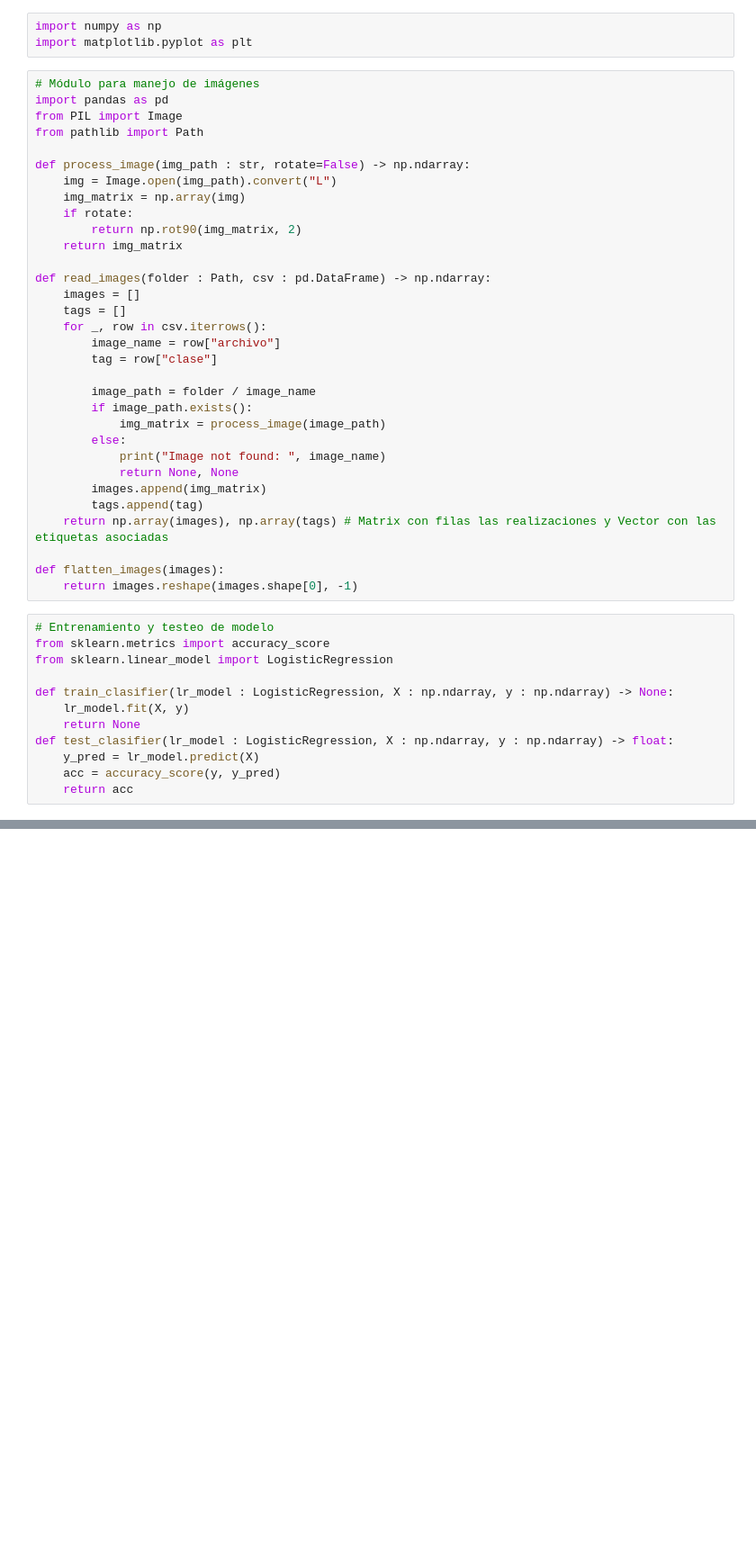
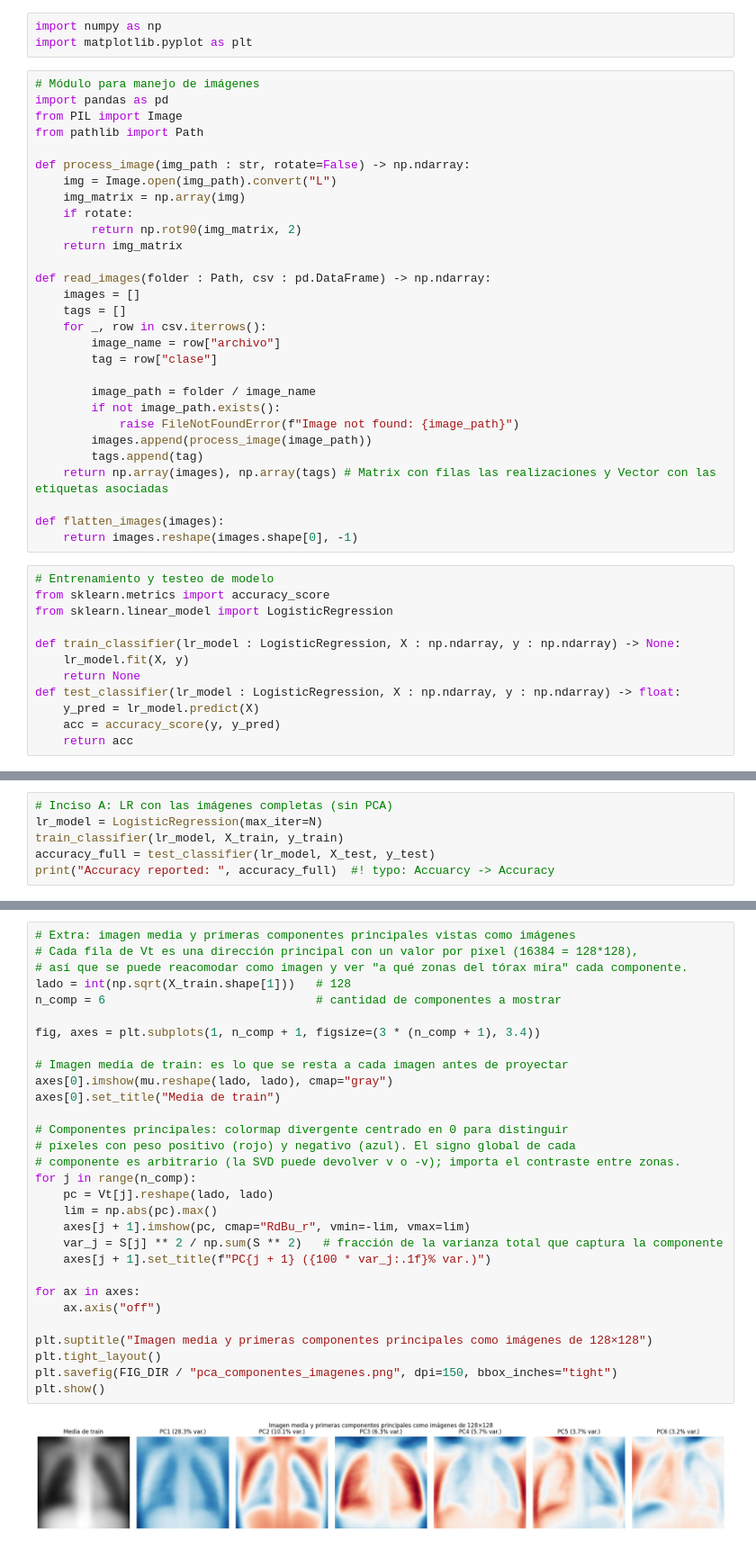
Before and after one commit to AlsinaBautista/pca-montecarlo-pneumonia, a Jupyter notebook: notebooks/ej1_pca.ipynb, the cells around one changed output, grey strips where cells are left out. Shown at 90% size. Drawn from its saved outputs; the diff is of its cells as text; blank space fills up the shorter version.

```diff
--- a/notebooks/ej1_pca.ipynb
+++ b/notebooks/ej1_pca.ipynb
@@ -22,12 +22,9 @@ def read_images(folder : Path, csv : pd.DataFrame) -> np.ndarray:
         tag = row["clase"]
 
         image_path = folder / image_name
-        if image_path.exists():
-            img_matrix = process_image(image_path)
-        else:
-            print("Image not found: ", image_name)
-            return None, None
-        images.append(img_matrix)
+        if not image_path.exists():
+            raise FileNotFoundError(f"Image not found: {image_path}")
+        images.append(process_image(image_path))
         tags.append(tag)
     return np.array(images), np.array(tags) # Matrix con filas las realizaciones y Vector con las etiquetas asociadas
 
@@ -38,10 +35,10 @@ def flatten_images(images):
 from sklearn.metrics import accuracy_score
 from sklearn.linear_model import LogisticRegression
 
-def train_clasifier(lr_model : LogisticRegression, X : np.ndarray, y : np.ndarray) -> None:
+def train_classifier(lr_model : LogisticRegression, X : np.ndarray, y : np.ndarray) -> None:
     lr_model.fit(X, y)
     return None
-def test_clasifier(lr_model : LogisticRegression, X : np.ndarray, y : np.ndarray) -> float:
+def test_classifier(lr_model : LogisticRegression, X : np.ndarray, y : np.ndarray) -> float:
     y_pred = lr_model.predict(X)
     acc = accuracy_score(y, y_pred)
     return acc
@@ -100,0 +140,6 @@ def K_PCA(X_train, y_train, X_test, y_test, Kmin=1, Kmax=100):
+# %%
+# Inciso A: LR con las imágenes completas (sin PCA)
+lr_model = LogisticRegression(max_iter=N)
+train_classifier(lr_model, X_train, y_train)
+accuracy_full = test_classifier(lr_model, X_test, y_test)
+print("Accuracy reported: ", accuracy_full)  #! typo: Accuarcy -> Accuracy
@@ -168,0 +216,32 @@ Accuarcy reported:  0.8183760683760684
+# %%
+# Extra: imagen media y primeras componentes principales vistas como imágenes
+# Cada fila de Vt es una dirección principal con un valor por píxel (16384 = 128*128),
+# así que se puede reacomodar como imagen y ver "a qué zonas del tórax mira" cada componente.
+lado = int(np.sqrt(X_train.shape[1]))   # 128
+n_comp = 6                              # cantidad de componentes a mostrar
+
+fig, axes = plt.subplots(1, n_comp + 1, figsize=(3 * (n_comp + 1), 3.4))
+
+# Imagen media de train: es lo que se resta a cada imagen antes de proyectar
+axes[0].imshow(mu.reshape(lado, lado), cmap="gray")
+axes[0].set_title("Media de train")
+
+# Componentes principales: colormap divergente centrado en 0 para distinguir
+# píxeles con peso positivo (rojo) y negativo (azul). El signo global de cada
+# componente es arbitrario (la SVD puede devolver v o -v); importa el contraste entre zonas.
+for j in range(n_comp):
+    pc = Vt[j].reshape(lado, lado)
+    lim = np.abs(pc).max()
+    axes[j + 1].imshow(pc, cmap="RdBu_r", vmin=-lim, vmax=lim)
+    var_j = S[j] ** 2 / np.sum(S ** 2)   # fracción de la varianza total que captura la componente
+    axes[j + 1].set_title(f"PC{j + 1} ({100 * var_j:.1f}% var.)")
+
+for ax in axes:
+    ax.axis("off")
+
+plt.suptitle("Imagen media y primeras componentes principales como imágenes de 128×128")
+plt.tight_layout()
+plt.savefig(FIG_DIR / "pca_componentes_imagenes.png", dpi=150, bbox_inches="tight")
+plt.show()
+# %% [output]
+[figure, added]
```
Also changed, not shown: parts of 13 cells of this notebook, 5 other files.
